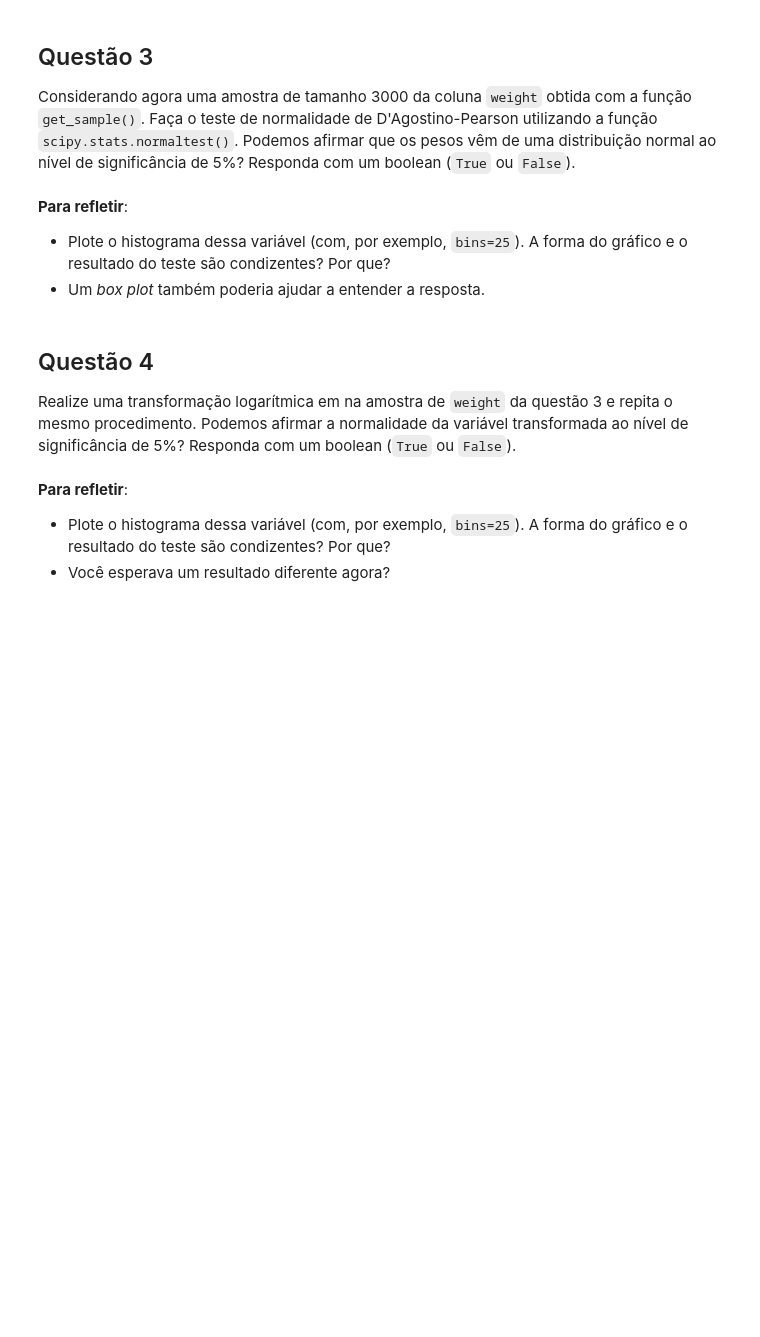
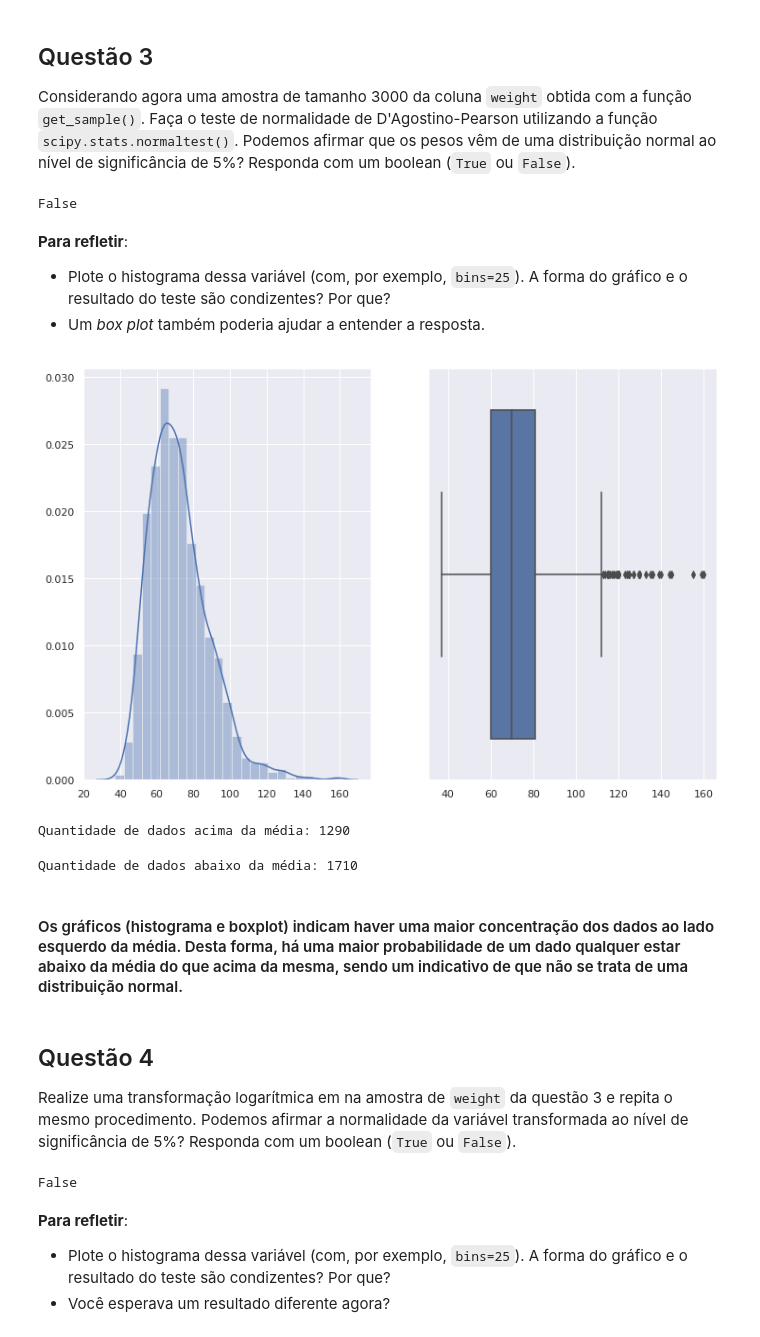
Before and after one commit to viniciusbindewald/data-science-2, a Jupyter notebook: main.ipynb, the cells around one changed output. Cells and saved outputs as stored; diff of their text form; code cells hidden in the pictures; blank space fills up the shorter version.

```diff
--- a/main.ipynb
+++ b/main.ipynb
@@ -94,8 +170,4 @@ __Para refletir__:
 
 Considerando agora uma amostra de tamanho 3000 da coluna `weight` obtida com a função `get_sample()`. Faça o teste de normalidade de D'Agostino-Pearson utilizando a função `scipy.stats.normaltest()`. Podemos afirmar que os pesos vêm de uma distribuição normal ao nível de significância de 5%? Responda com um boolean (`True` ou `False`).
 # %%
-def q3():
-    amostra = get_sample(athletes, ['weight'], n=3000, seed=42)
-    alpha = 0.05
-    teste_est, p_value = sct.normaltest(amostra)
-    return bool(alpha<p_value)
+amostra_weight = get_sample(athletes, ['weight'], n=3000, seed=42)
@@ -102,8 +191,31 @@ def q3():
+# %%
+q3(amostra_weight)
+# %% [output]
+False
 # %% [markdown]
 __Para refletir__:
 
 * Plote o histograma dessa variável (com, por exemplo, `bins=25`). A forma do gráfico e o resultado do teste são condizentes? Por que?
 * Um _box plot_ também poderia ajudar a entender a resposta.
+# %%
+fig2, ax =plt.subplots(1,2)
+sns.distplot(amostra_weight, bins= 25,ax=ax[0]);
+sns.boxplot(amostra_weight, ax=ax[1]);
+fig2.show()
+# %% [output]
+[figure, added]
+# %%
+#indica a quantidade de dados que estão acima da média
+print('Quantidade de dados acima da média:',(amostra_weight['weight']>amostra_weight['weight'].mean()).sum())
+# %% [output]
+Quantidade de dados acima da média: 1290
+# %%
+#indica a quantidade de dados que estão abaixo da média
+print('Quantidade de dados abaixo da média:',(amostra_weight['weight']<amostra_weight['weight'].mean()).sum())
+# %% [output]
+Quantidade de dados abaixo da média: 1710
+# %% [markdown]
+#### Os gráficos (histograma e boxplot) indicam haver uma maior concentração dos dados ao lado esquerdo da média. Desta forma, há uma maior probabilidade de um dado qualquer estar abaixo da média do que acima da mesma, sendo um indicativo de que não se trata de uma distribuição normal.
 # %% [markdown]
 ## Questão 4
 
@@ -118,3 +243,7 @@ def q4():
+# %%
+q4(amostra_weight)
+# %% [output]
+False
 # %% [markdown]
 __Para refletir__:
 
```
Also changed, not shown: parts of 39 cells of this notebook.
